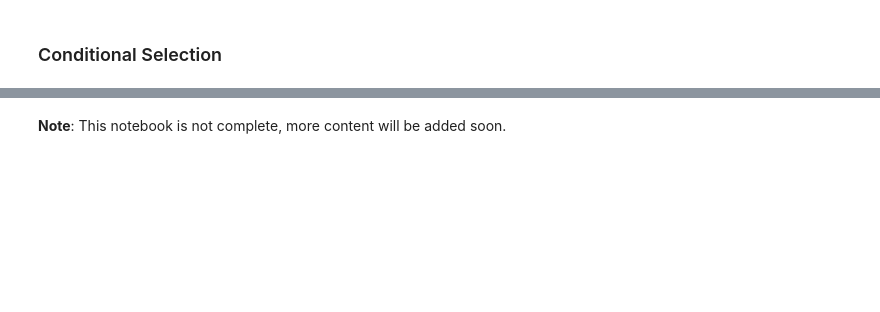
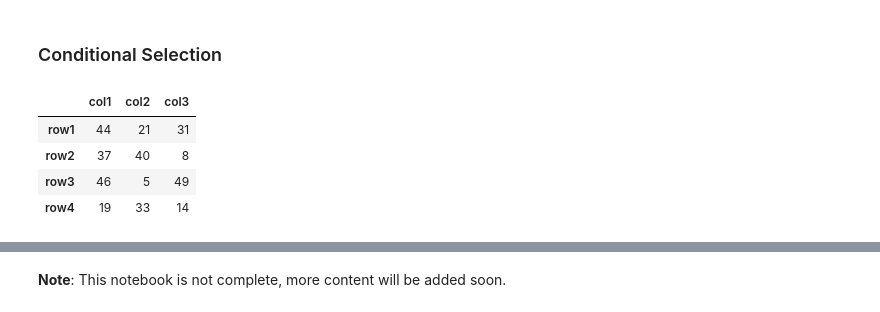
Before and after one commit to pranavj1001/LearnLanguages, a Jupyter notebook: python/DataAnalysis/pandas/Pandas.ipynb, the cells around one changed output, grey strips where cells are left out. Cells and saved outputs as stored; diff of their text form; code cells hidden in the pictures; blank space fills up the shorter version.

```diff
--- a/python/DataAnalysis/pandas/Pandas.ipynb
+++ b/python/DataAnalysis/pandas/Pandas.ipynb
@@ -315,2 +315,10 @@ dataFrame.iloc[[0,1]]
 # %% [markdown]
 ### Conditional Selection
+# %%
+dataFrame
+# %% [output]
+|  | col1 | col2 | col3 |
+| row1 | 44 | 21 | 31 |
+| row2 | 37 | 40 | 8 |
+| row3 | 46 | 5 | 49 |
+| row4 | 19 | 33 | 14 |
```
Also changed, not shown: parts of 29 cells of this notebook.
